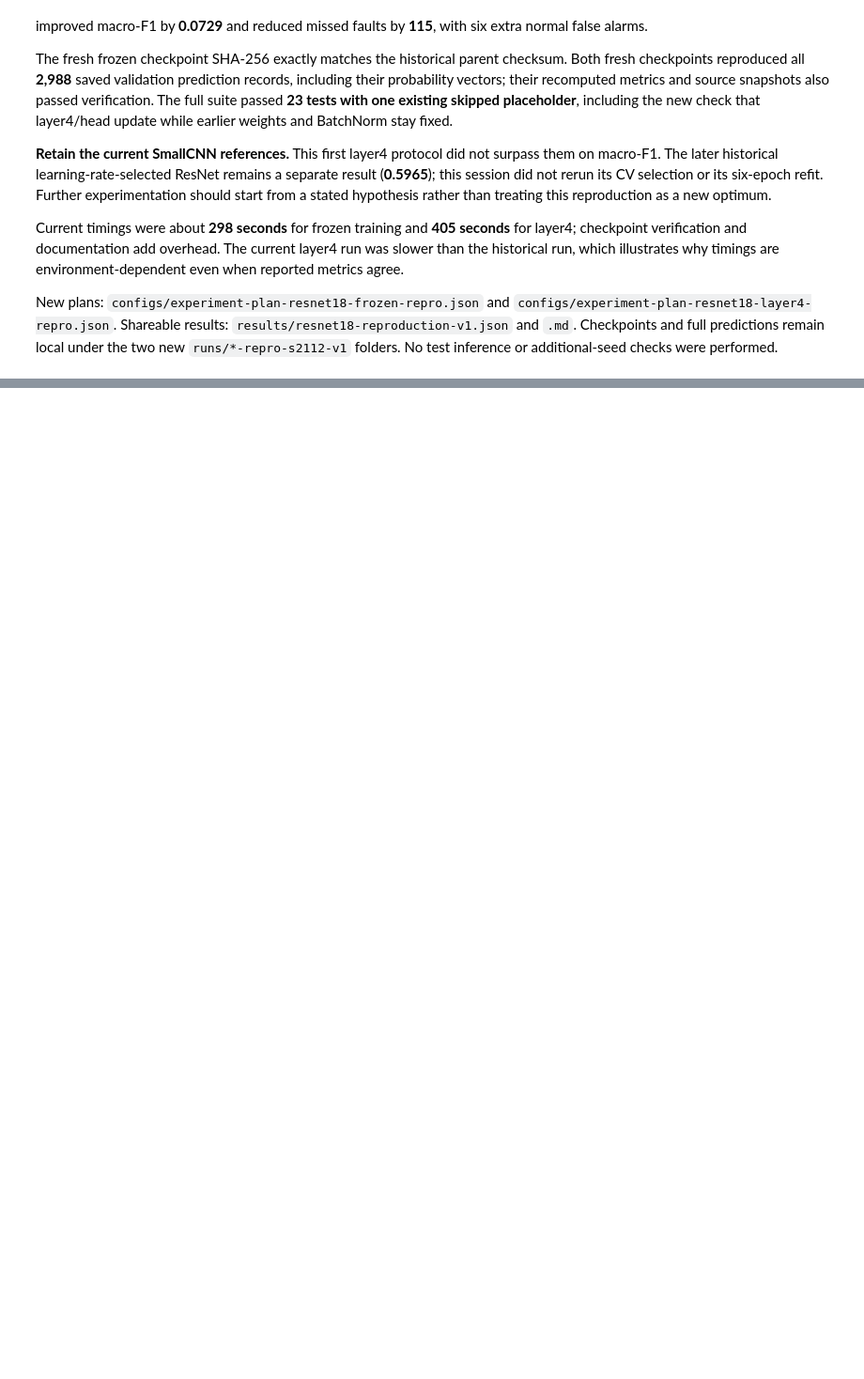
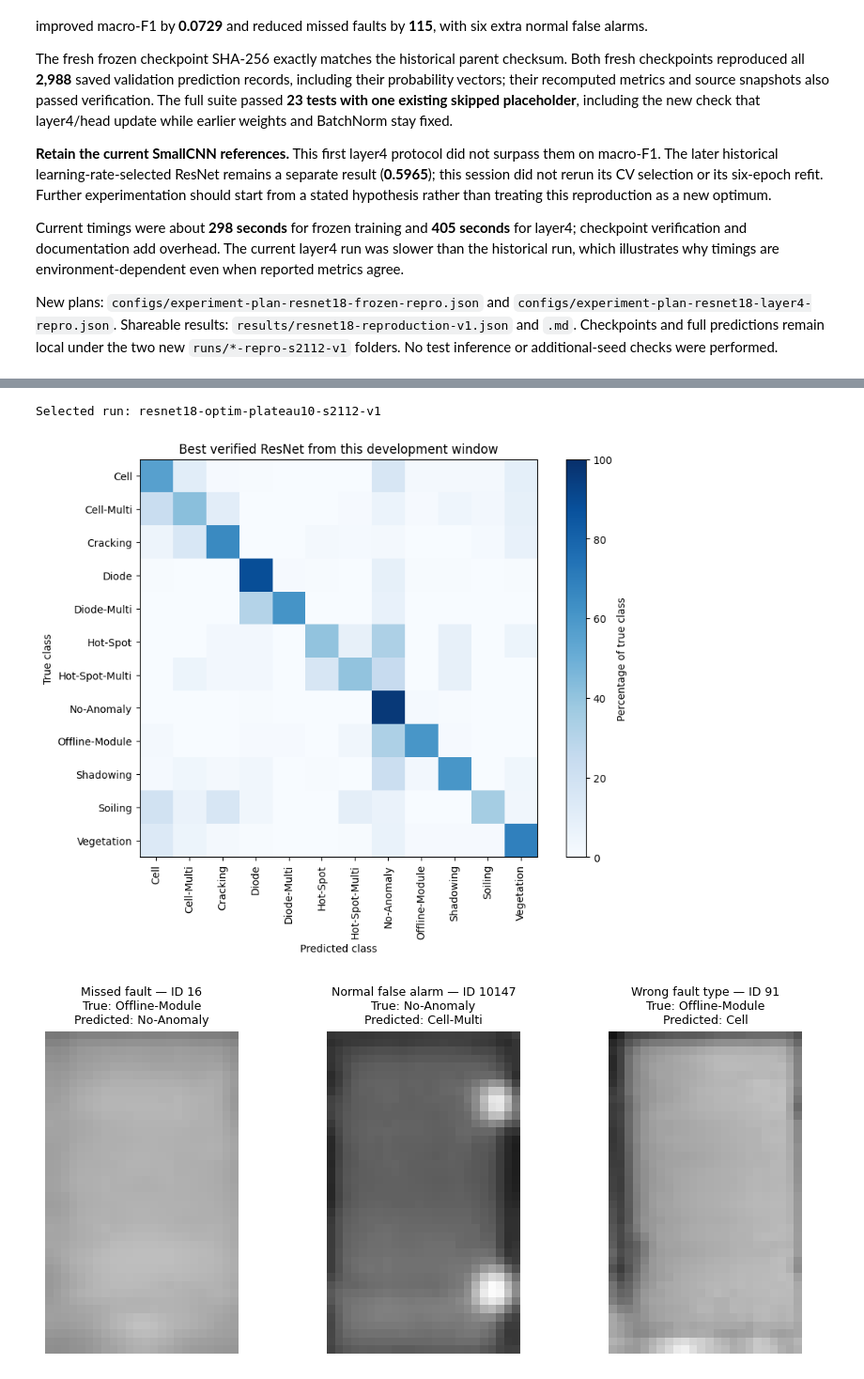
Before and after one commit to tw84794-sys/ENGG2112_PV_Fault_Classification, a Jupyter notebook: notebooks/03_resnet18_experiments.ipynb, the cells around one changed output, grey strips where cells are left out. Shown at 94% size. Drawn from its saved outputs; the diff is of its cells as text; code cells hidden in the pictures; blank space fills up the shorter version.

```diff
--- a/notebooks/03_resnet18_experiments.ipynb
+++ b/notebooks/03_resnet18_experiments.ipynb
@@ -478,0 +773,17 @@ New plans: `configs/experiment-plan-resnet18-frozen-repro.json` and `configs/exp
+# %%
+benchmark_path = ROOT / "results/resnet18-hour-v1-inference-compute.json"
+if benchmark_path.is_file():
+    benchmark = json.loads(benchmark_path.read_text())
+    inference_rows = []
+    for record in benchmark["models"]:
+        for timing in record["batches"]:
+            inference_rows.append({"Model": record["model"], "Batch size": timing["batch_size"],
+                "Median batch ms": timing["median_batch_ms"], "P90 batch ms": timing["p90_batch_ms"],
+                "Amortised ms / image": timing["amortized_median_ms_per_image"],
+                "Total parameters": record["total_parameters"],
+                "Parameter storage MB": record["parameter_storage_bytes"] / 1e6})
+    display(pd.DataFrame(inference_rows).set_index(["Model", "Batch size"]).round(3))
+    print(benchmark["scope"])
+    print(benchmark["memory_scope"])
+else:
+    print("Model-only latency benchmark runs after training finishes.")
@@ -478,0 +809,31 @@ New plans: `configs/experiment-plan-resnet18-frozen-repro.json` and `configs/exp
+# %%
+final_errors = json.loads((ROOT / "results/resnet18-hour-v1-errors.json").read_text())
+assert final_errors["test_evaluated"] is False
+print("Selected run:", final_errors["run_id"])
+cm = np.asarray(final_errors["metrics"]["confusion_matrix"])
+fig, ax = plt.subplots(figsize=(9, 7), layout="constrained")
+im = ax.imshow(100 * cm / cm.sum(axis=1, keepdims=True), cmap="Blues", vmin=0, vmax=100)
+ax.set(xticks=range(12), yticks=range(12), xticklabels=CLASS_NAMES, yticklabels=CLASS_NAMES,
+       xlabel="Predicted class", ylabel="True class", title="Best verified ResNet from this development window")
+ax.tick_params(axis="x", labelrotation=90)
+fig.colorbar(im, ax=ax, label="Percentage of true class")
+plt.show()
+from PIL import Image
+fig, axes = plt.subplots(1, 3, figsize=(9, 4), layout="constrained")
+for ax in axes:
+    ax.axis("off")
+for ax, example in zip(axes, final_errors["examples"]):
+    path = ROOT / "data/processed/near_clean" / example["image_path"]
+    if path.is_file():
+        with Image.open(path) as image:
+            pixels = np.asarray(image.convert("L"), dtype=np.float32) / 255.0
+        ax.imshow(pixels, cmap="gray", vmin=0, vmax=1, interpolation="nearest")
+    else:
+        ax.text(0.5, 0.5, "Local image unavailable", ha="center")
+    ax.set_title(f"{example['category']} — ID {example['image_id']}\n"
+                 f"True: {example['true_label']}\nPredicted: {example['predicted_label']}", fontsize=9)
+plt.show()
+# %% [output]
+Selected run: resnet18-optim-plateau10-s2112-v1
+[figure, added]
+[figure, added]
```
Also changed, not shown: parts of 16 cells of this notebook, 25 other files.
